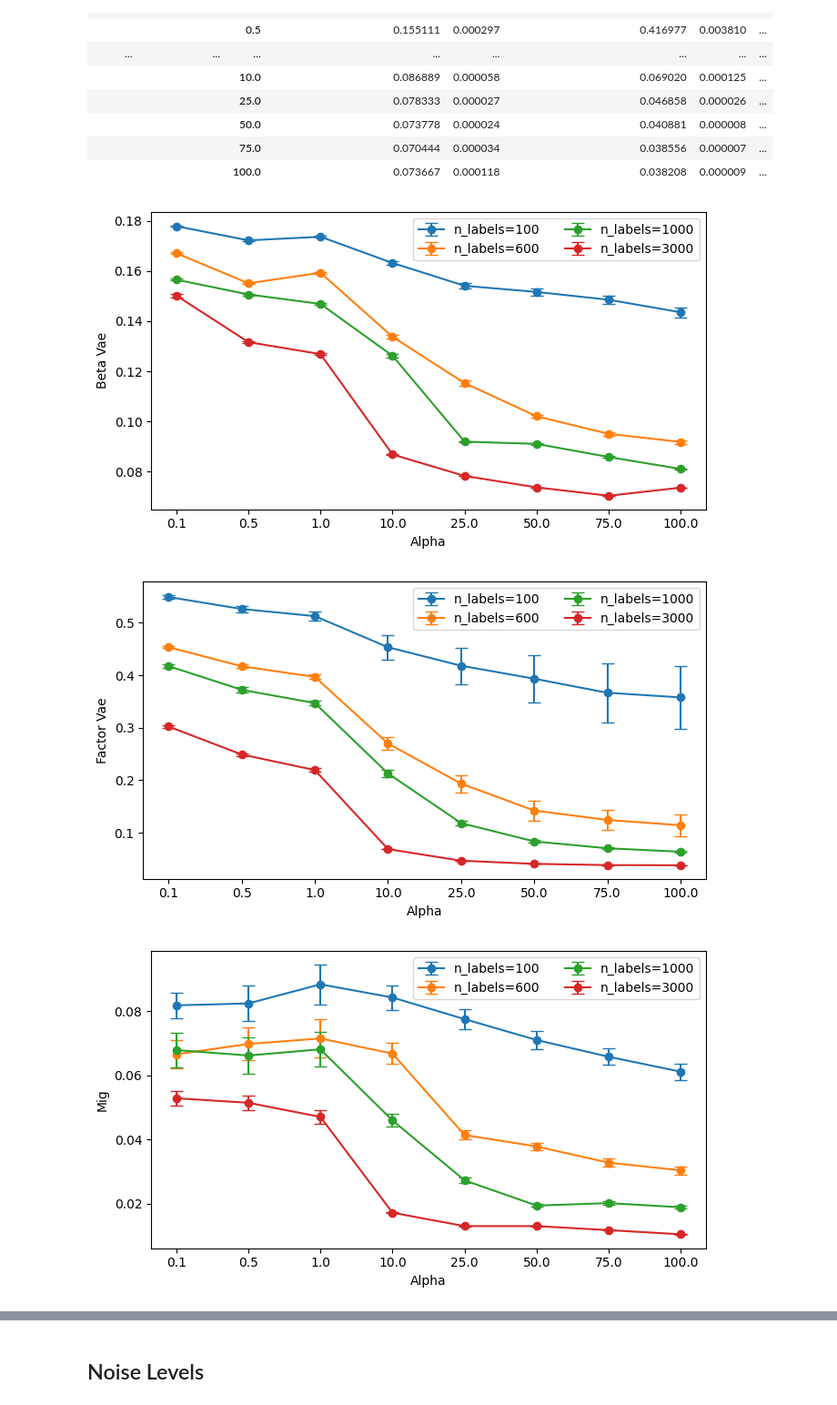
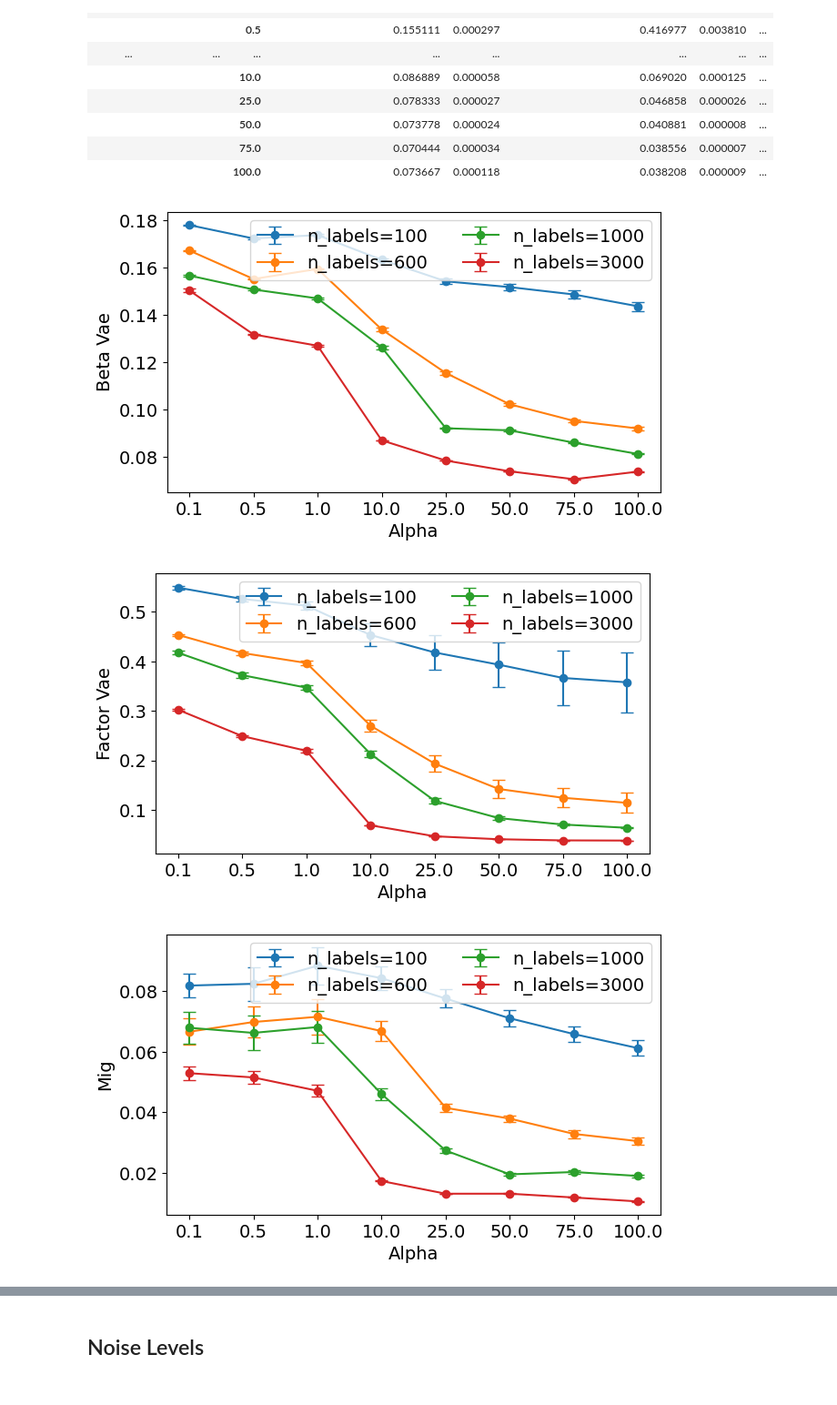
Before and after one commit to davidbhoffmann/ssvae, a Jupyter notebook: results/combined/analysis.ipynb, the cells around one changed output, grey strips where cells are left out. Shown at 91% size. Saved outputs shown, nothing was run; the diff lists cells and outputs as text; code cells hidden in the pictures.

```diff
--- a/results/combined/analysis.ipynb
+++ b/results/combined/analysis.ipynb
@@ -73,35 +75,36 @@ df_plot = summary_df_flat.reset_index()
 # Identify unique metrics
 metrics = [c.replace('_mean', '') for c in df_plot.columns if c.endswith('_mean')]
 alphas = sorted(df_plot['alpha'].unique())
 alpha_to_idx = {rate: i for i, rate in enumerate(alphas)}
 
 # Create subplots
 # fig, axes = plt.subplots(1, len(metrics), figsize=(6 * len(metrics), 3), constrained_layout=True)
 
 for metric in metrics:
-    fig, ax = plt.subplots(figsize=(7, 4), constrained_layout=True)
+    fig, ax = plt.subplots(figsize=(7, 4)) #, constrained_layout=True
     for n_label, grp in df_plot.groupby('n_labels'):
         ax.errorbar(
             grp['alpha'].map(alpha_to_idx),
             grp[f'{metric}_mean'],
             yerr=grp[f'{metric}_var'],
             label=f'n_labels={n_label}',
             capsize=5,
             marker='o'
         )
     # ax.set_xscale('log')
     ax.set_xticks(range(len(alphas)))
     ax.set_xticklabels(alphas)
     # ax.set_xticks(alphas)
     # ax.set_xticklabels(alphas)
     ax.set_xlabel('Alpha')
     ax.set_ylabel(metric.split(".")[-1].replace('_', ' ').title())
+    # plt.savefig(f'alpha_metric_{metric.split(".")[-1]}.pdf', format='pdf', bbox_inches='tight')
     ax.legend(ncol=2)#, loc='upper center', bbox_to_anchor=(0.5, -0.2))
-    plt.tight_layout()
+    # plt.tight_layout()
     # plt.savefig(f'alpha_metric_{metric.split(".")[-1]}.png', dpi=300)
     plt.savefig(f'alpha_metric_{metric.split(".")[-1]}.pdf', format='pdf', bbox_inches='tight')
     plt.show()
 # %% [output]
-[figure, old version]
+[figure, new version]
-[figure, old version]
+[figure, new version]
-[figure, old version]
+[figure, new version]
```
Also changed, not shown: parts of 5 cells of this notebook, 15 other files.
